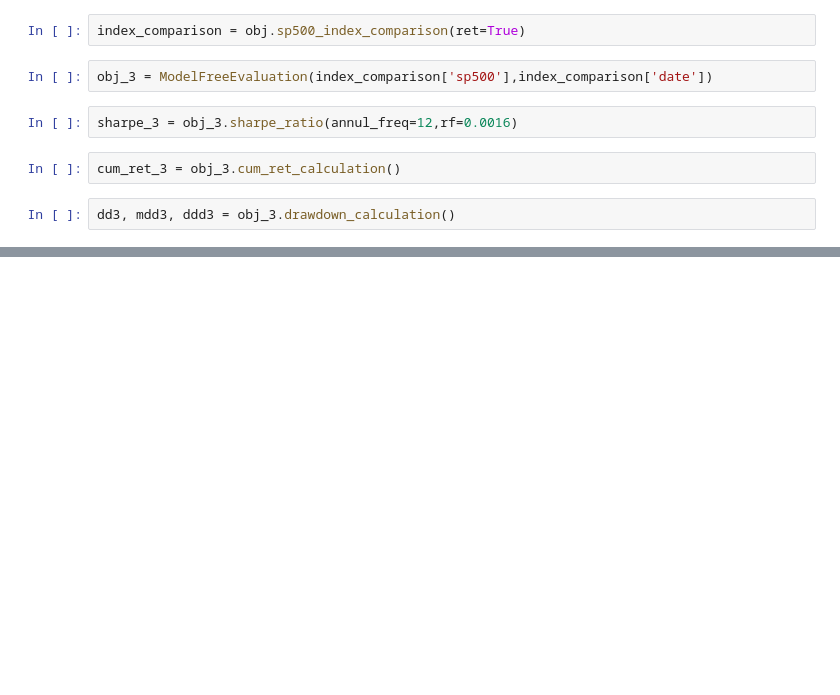
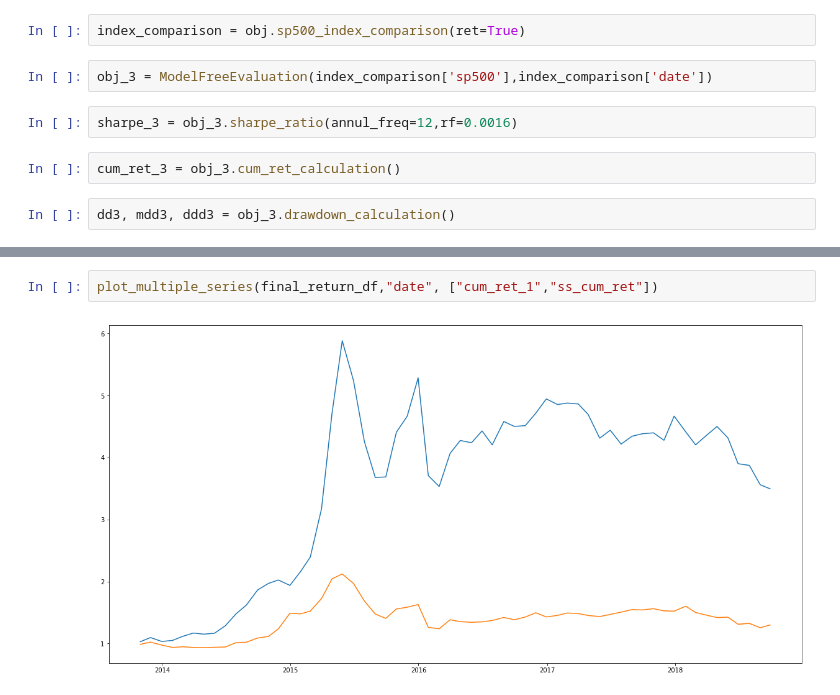
Before and after one commit to wuyue112524/PPP_Optimization, a Jupyter notebook: D_V_0_95_1130.ipynb, the cells around one changed output, grey strips where cells are left out. Cells and saved outputs as stored; diff of their text form; blank space fills up the shorter version.

```diff
--- a/D_V_0_95_1130.ipynb
+++ b/D_V_0_95_1130.ipynb
@@ -179,0 +208,4 @@ final_return_df
+# %%
+plot_multiple_series(final_return_df,"date", ["cum_ret_1","ss_cum_ret"])
+# %% [output]
+[figure, added]
```
Also changed, not shown: parts of 22 cells of this notebook, 3 other files.
